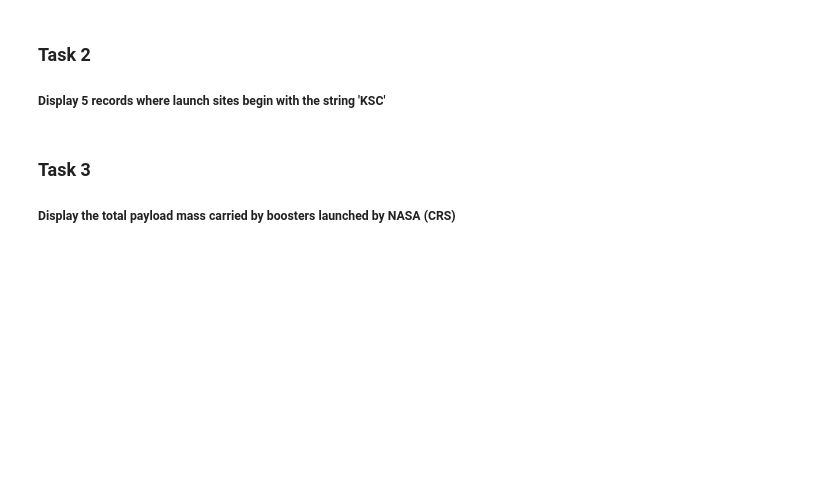
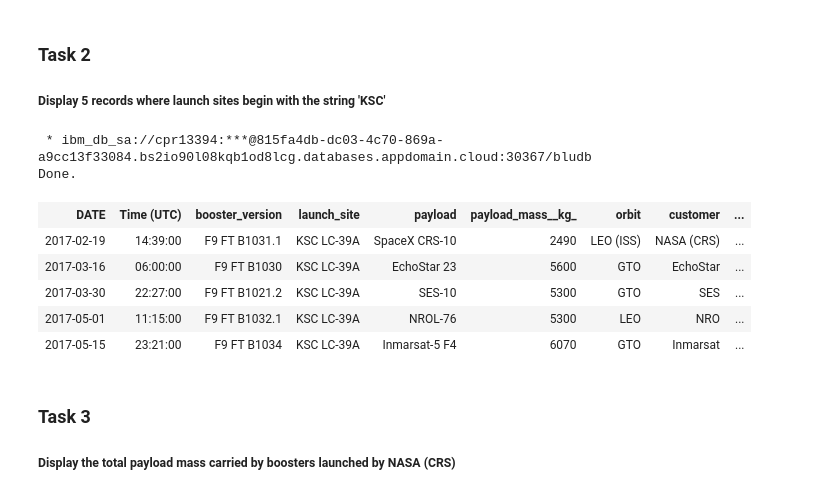
Before and after one commit to ousodaniel/ds-ml-capstone-IBM, a Jupyter notebook: exploratory-data-analysis.ipynb, the cells around one changed output. Saved outputs shown, nothing was run; the diff lists cells and outputs as text; code cells hidden in the pictures; blank space fills up the shorter version.

```diff
--- a/exploratory-data-analysis.ipynb
+++ b/exploratory-data-analysis.ipynb
@@ -115,6 +144,21 @@ Now write and execute SQL queries to solve the assignment tasks.
 ### Task 2
 
 ##### Display 5 records where launch sites begin with the string 'KSC'
+# %%
+%%sql
+SELECT *
+FROM SPACEXDATASET
+WHERE launch_site
+LIKE 'KSC%' LIMIT 5
+# %% [output]
+ * ibm_db_sa://cpr13394:***@815fa4db-dc03-4c70-869a-a9cc13f33084.bs2io90l08kqb1od8lcg.databases.appdomain.cloud:30367/bludb
+Done.
+| DATE | Time (UTC) | booster_version | launch_site | payload | payload_mass__kg_ | orbit | customer | ... |
+| 2017-02-19 | 14:39:00 | F9 FT B1031.1 | KSC LC-39A | SpaceX CRS-10 | 2490 | LEO (ISS) | NASA (CRS) | ... |
+| 2017-03-16 | 06:00:00 | F9 FT B1030 | KSC LC-39A | EchoStar 23 | 5600 | GTO | EchoStar | ... |
+| 2017-03-30 | 22:27:00 | F9 FT B1021.2 | KSC LC-39A | SES-10 | 5300 | GTO | SES | ... |
+| 2017-05-01 | 11:15:00 | F9 FT B1032.1 | KSC LC-39A | NROL-76 | 5300 | LEO | NRO | ... |
+| 2017-05-15 | 23:21:00 | F9 FT B1034 | KSC LC-39A | Inmarsat-5 F4 | 6070 | GTO | Inmarsat | ... |
 # %% [markdown]
 ### Task 3
 
```
Also changed, not shown: parts of 15 cells of this notebook.
